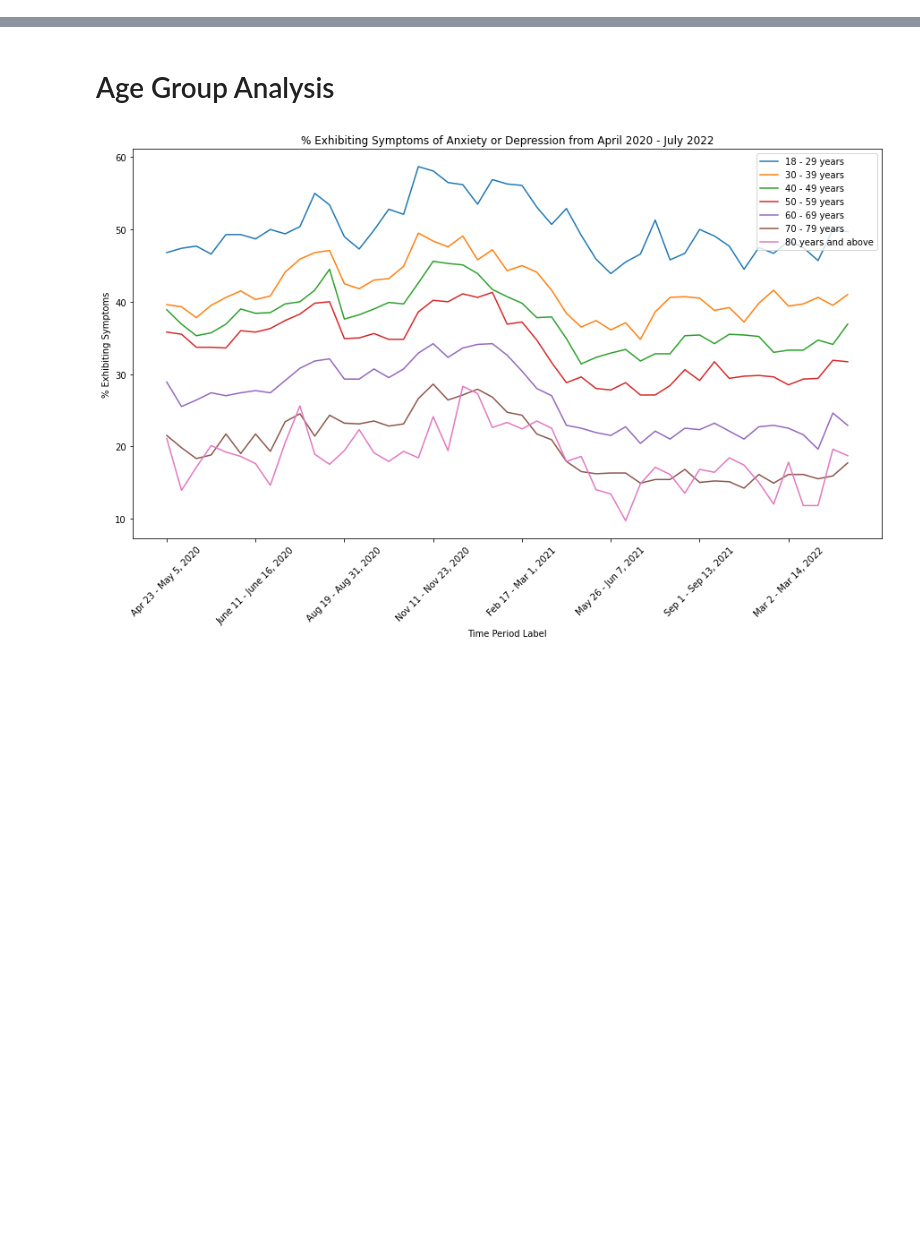
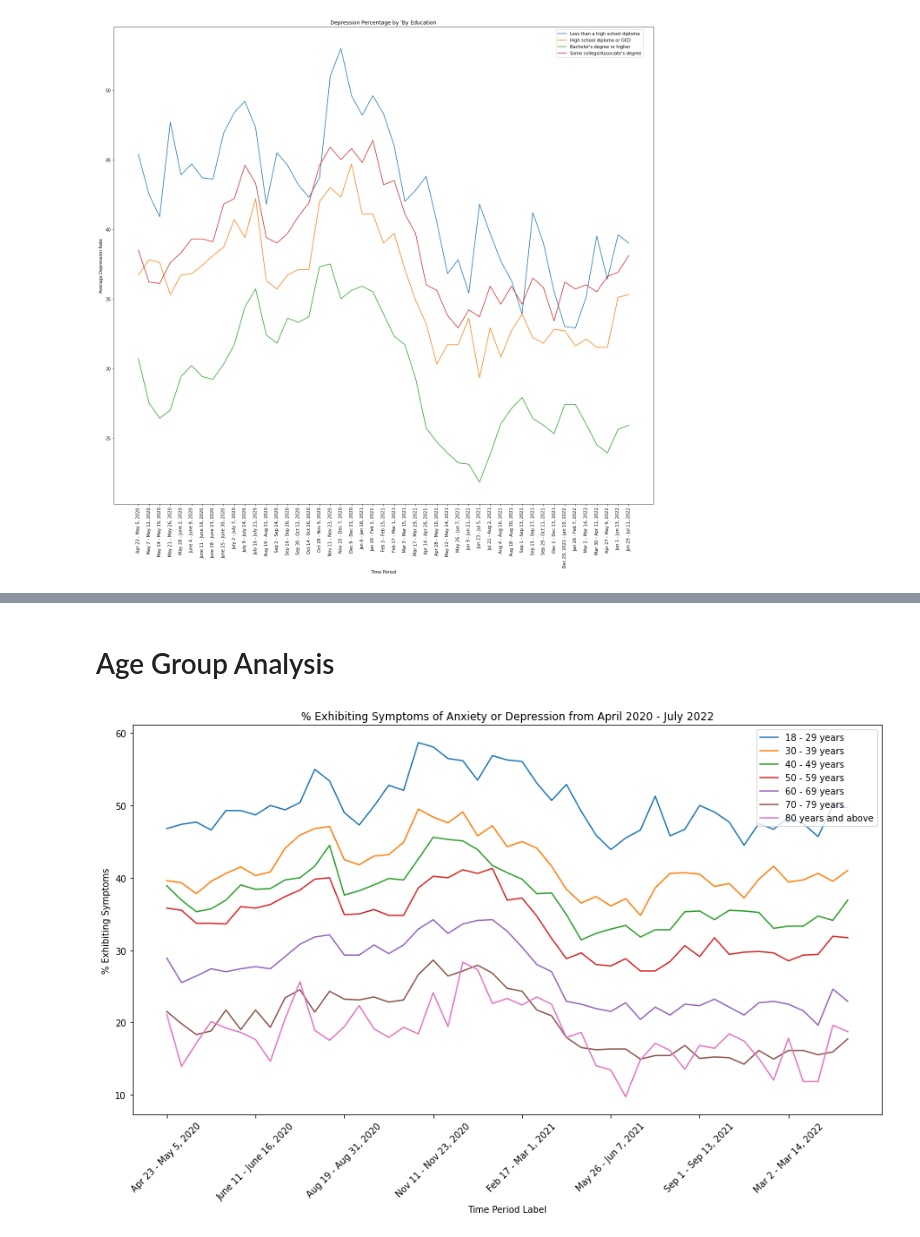
Before and after one commit to nitchon/covid_mental_health, a Jupyter notebook: Mental Health in America.ipynb, the cells around one changed output, grey strips where cells are left out. Saved outputs shown, nothing was run; the diff lists cells and outputs as text; code cells hidden in the pictures; blank space fills up the shorter version.

Commit message:
Added code for mental by age and education in Mental Health in America.ipynb

```diff
--- a/Mental Health in America.ipynb
+++ b/Mental Health in America.ipynb
@@ -11,0 +14,4 @@ pd.options.mode.chained_assignment = None  # default='warn'
+# %%
+# Save the csv data to a dataframe
+mental_data = pd.read_csv('Resources/mental_data_Anxiety_and_Depressive_disorder.csv')
+mental_data
@@ -11,0 +34,14 @@ pd.options.mode.chained_assignment = None  # default='warn'
+# %%
+# Extract the data for a given group
+def extract_mental_data_group (group):
+
+    # Extract the columns needed for analysis
+    mental_data_group = mental_data.loc[  (mental_data["Group"]     == group)
+                                       ].reset_index(drop=True)
+
+    # Create df for the average Value by Subgroup
+    subgroup_df = mental_data_group.groupby(["Subgroup"])
+    by_subgroup = subgroup_df["Value"].mean()
+
+    # return DataFrame
+    return mental_data_group
@@ -11,0 +50,64 @@ pd.options.mode.chained_assignment = None  # default='warn'
+# %%
+# Save group into a list
+groups = ["By Education", "By Age"]
+
+# Create graph for each group
+for group in groups:
+
+    # Extract the data for each group
+    mental_data_group = extract_mental_data_group(group)
+    subgroups         = mental_data_group['Subgroup'].unique()
+
+    # Replace special characters in group
+    outfile_group     = group
+    special_chars = "/' '"
+
+    for special_char in special_chars:
+        outfile_group    = outfile_group.replace(special_char, '_')
+
+    # Create subgroup list
+    subgroup_list = []
+
+    # Define subplot
+    fig1, ax1  = plt.subplots()
+
+    # Plot line for each subgroup
+    for subgroup in subgroups:
+
+        # Save the subgroup in a list
+        subgroup_list.append(subgroup)
+
+        # Extract subgroup data
+        subgroup_df       = mental_data_group.loc[mental_data_group["Subgroup"] == subgroup]
+        time_period       = subgroup_df.groupby (["Date"])
+        time_period_mean  = time_period ["Value"].mean()
+
+        # Save the Time Period Label
+        labels = mental_data_group['Time Period Label'].unique().tolist()
+
+        # Save the Average Depression Rate vs Time Period
+        x_axis = time_period_mean.index
+        y_axis = time_period_mean
+
+        # Plot the Average Depression Rate vs Time Period
+        ax1.plot(x_axis, y_axis)
+
+        # Set the title, x and y label
+        ax1.set_title(f"Depression Percentage by '{group}")
+        ax1.set_xlabel('Time Period')
+        ax1.set_ylabel('Average Depression Rate')
+
+        # Set ticks lable
+        ax1.set_xticks(x_axis, labels, rotation = 'vertical')
+
+
+    # For each group, set the graph properties
+    fig1.set_size_inches(18, 18)
+    fig1.tight_layout()
+    fig1.legend(subgroup_list,loc="upper right", borderaxespad=3)
+
+    # For each group, save and show the Plot
+    plt.savefig(f"output_data/line_all_{outfile_group}")
+    plt.show()
+# %% [output]
+[figure, added]
```
Also changed, not shown: parts of 6 cells of this notebook, 2 other files.
